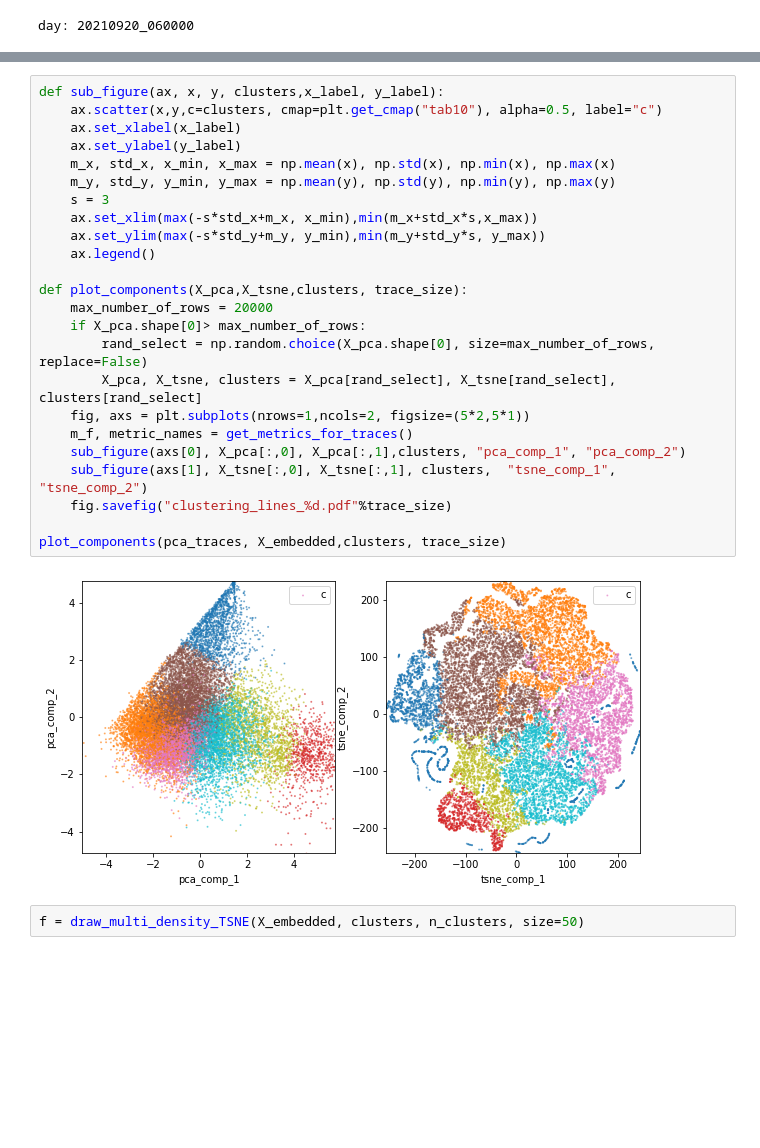
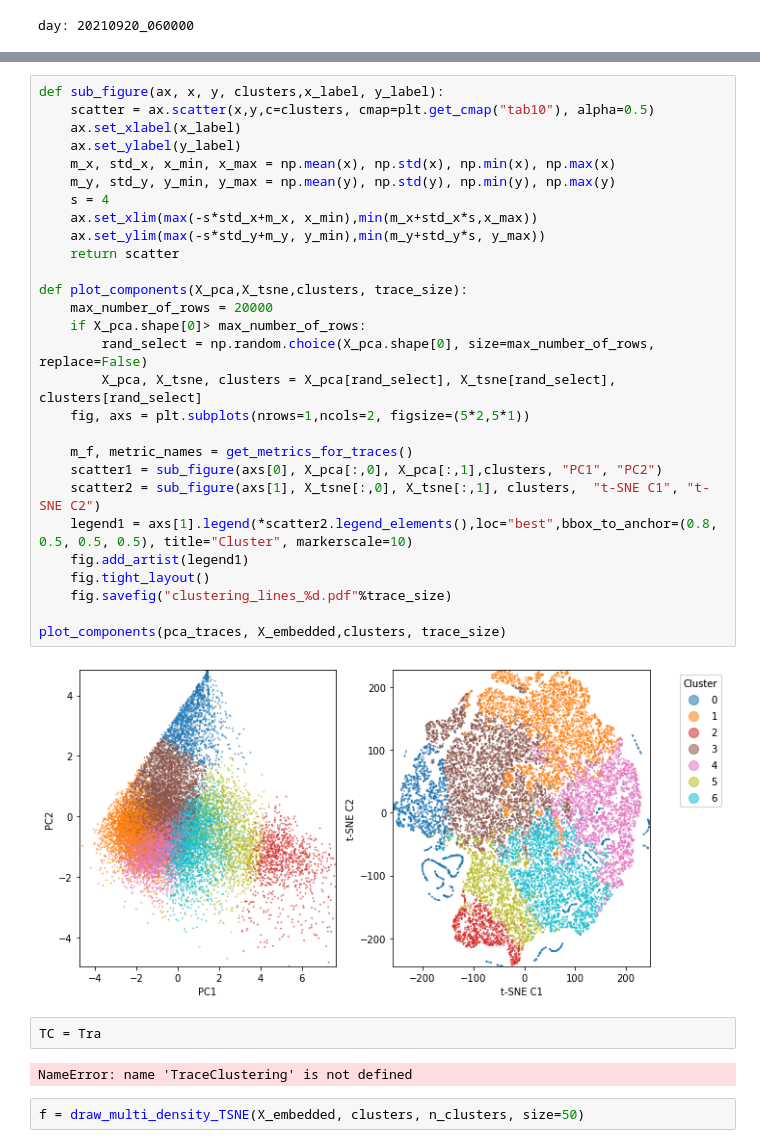
Before and after one commit to UlrikeScherer/Fish-Tracking-Visualization, a Jupyter notebook: Untitled2.ipynb, the cells around one changed output, grey strips where cells are left out. Drawn from its saved outputs; the diff is of its cells as text; blank space fills up the shorter version.

```diff
--- a/Untitled2.ipynb
+++ b/Untitled2.ipynb
@@ -138,29 +109,37 @@ Wall time: 25.6 s
 # %%
 def sub_figure(ax, x, y, clusters,x_label, y_label):
-    ax.scatter(x,y,c=clusters, cmap=plt.get_cmap("tab10"), alpha=0.5, label="c")
+    scatter = ax.scatter(x,y,c=clusters, cmap=plt.get_cmap("tab10"), alpha=0.5)
     ax.set_xlabel(x_label)
     ax.set_ylabel(y_label)
     m_x, std_x, x_min, x_max = np.mean(x), np.std(x), np.min(x), np.max(x)
     m_y, std_y, y_min, y_max = np.mean(y), np.std(y), np.min(y), np.max(y)
-    s = 3
+    s = 4
     ax.set_xlim(max(-s*std_x+m_x, x_min),min(m_x+std_x*s,x_max))
     ax.set_ylim(max(-s*std_y+m_y, y_min),min(m_y+std_y*s, y_max))
-    ax.legend()
+    return scatter
 
 def plot_components(X_pca,X_tsne,clusters, trace_size):
     max_number_of_rows = 20000
     if X_pca.shape[0]> max_number_of_rows:
         rand_select = np.random.choice(X_pca.shape[0], size=max_number_of_rows, replace=False)
         X_pca, X_tsne, clusters = X_pca[rand_select], X_tsne[rand_select], clusters[rand_select]
     fig, axs = plt.subplots(nrows=1,ncols=2, figsize=(5*2,5*1))
+
     m_f, metric_names = get_metrics_for_traces()
-    sub_figure(axs[0], X_pca[:,0], X_pca[:,1],clusters, "pca_comp_1", "pca_comp_2")
-    sub_figure(axs[1], X_tsne[:,0], X_tsne[:,1], clusters,  "tsne_comp_1", "tsne_comp_2")
+    scatter1 = sub_figure(axs[0], X_pca[:,0], X_pca[:,1],clusters, "PC1", "PC2")
+    scatter2 = sub_figure(axs[1], X_tsne[:,0], X_tsne[:,1], clusters,  "t-SNE C1", "t-SNE C2")
+    legend1 = axs[1].legend(*scatter2.legend_elements(),loc="best",bbox_to_anchor=(0.8, 0.5, 0.5, 0.5), title="Cluster", markerscale=10)
+    fig.add_artist(legend1)
+    fig.tight_layout()
     fig.savefig("clustering_lines_%d.pdf"%trace_size)
 
 plot_components(pca_traces, X_embedded,clusters, trace_size)
 # %% [output]
-[figure, old version]
+[figure, new version]
+# %%
+TC = Tra
+# %% [output]
+NameError: name 'TraceClustering' is not defined
 # %%
 f = draw_multi_density_TSNE(X_embedded, clusters, n_clusters, size=50)
 # %%
```
Also changed, not shown: parts of 7 cells of this notebook, 5 other files.
